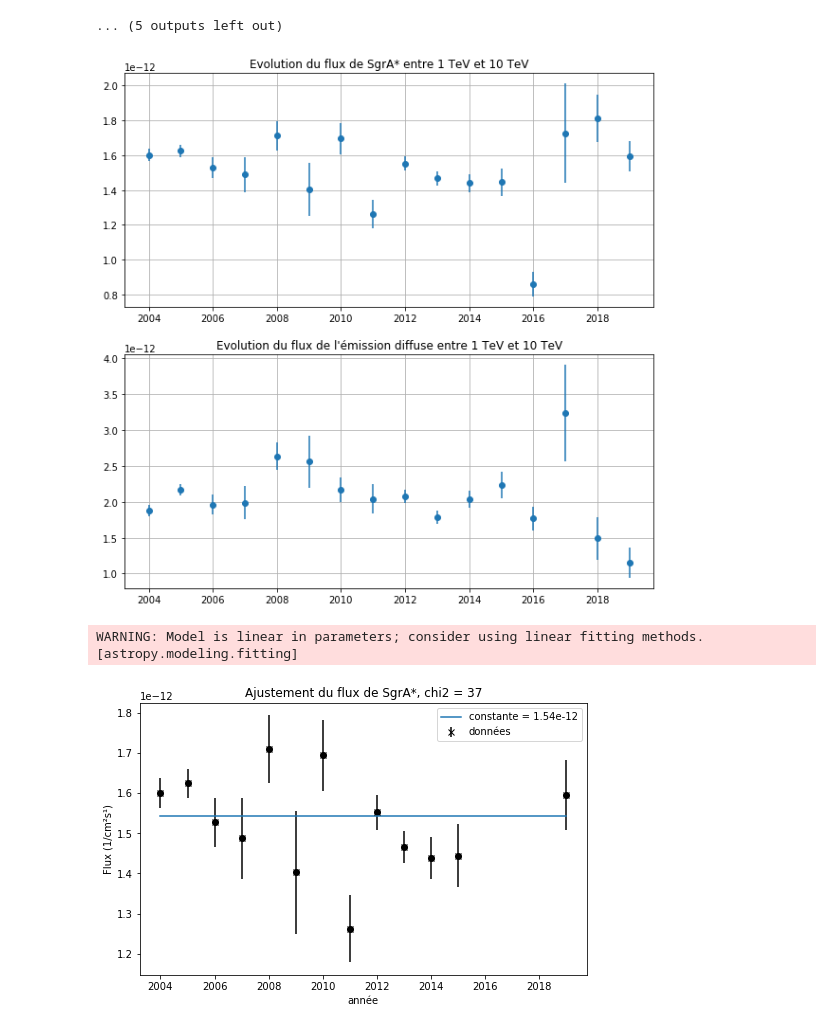
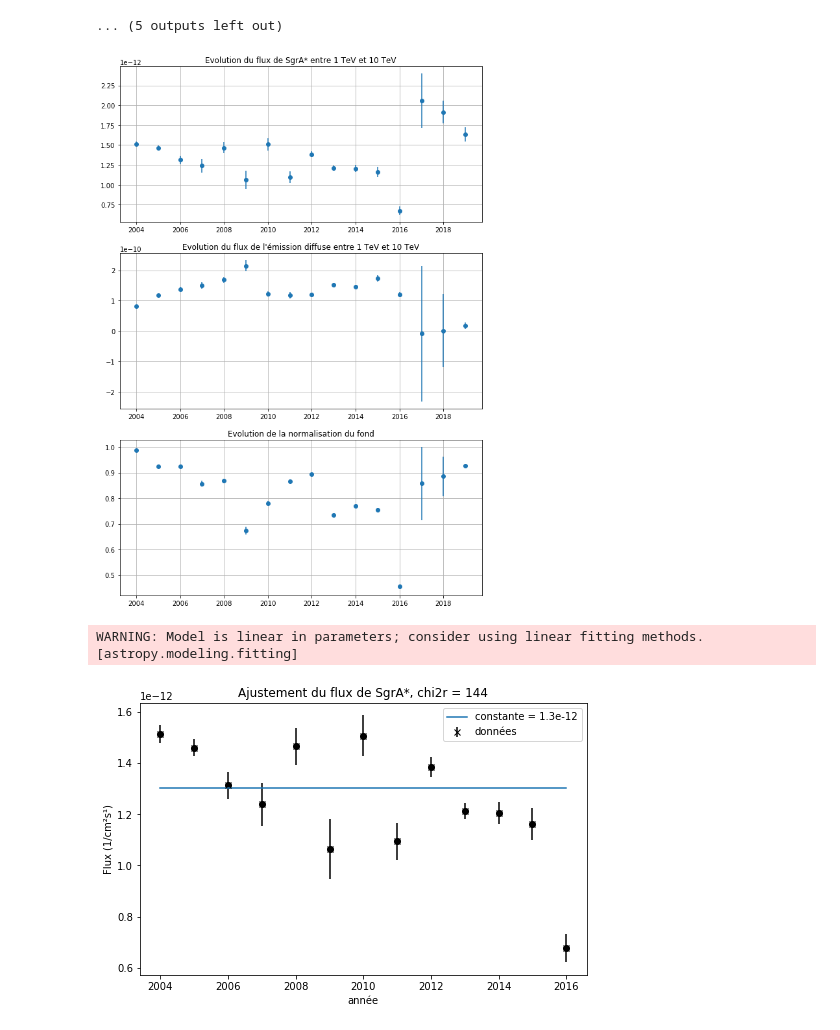
Before and after one commit to SamZouari/hess, a Jupyter notebook: notebooks0.15/evolutionGC_withDE.ipynb, the cells around one changed output. Saved outputs shown, nothing was run; the diff lists cells and outputs as text; code cells hidden in the pictures.

```diff
--- a/notebooks0.15/evolutionGC_withDE.ipynb
+++ b/notebooks0.15/evolutionGC_withDE.ipynb
@@ -191,0 +252,2 @@ Diffuse map has negative values. Check and fix this!
+# %%
+fit_mask = Map.from_geom(geom, data=fit_mask)
@@ -192,13 +261,20 @@ Diffuse map has negative values. Check and fix this!
 # %%
 for year in range(2004,2020):
-    mapdataset_dict[year].models =  model.copy() + model_diff.copy()
+    mapdataset_dict[year].fit_mask = fit_mask
 # %%
 %%time
 
+for year in range(2004,2020):
+    mapdataset_dict[year].models =  model.copy() + model_diff.copy()
+
 results_per_year = dict()
+results = []
+fits = []
 
 for year in range(2004,2020):
     fit = Fit([mapdataset_dict[year]])
     result = fit.run()
+    fits.append(fit)
+    results.append(result)
     results_per_year[year] = result.parameters.to_table()
 # %% [output]
@@ -225,3 +294,6 @@ Table length=12
+# %%
+for year in range(2004,2020):
+    mapdataset_dict[year].models.write("../../hess_results/seventh_try/models/model"+ str(year), overwrite=True)
 # %%
 # truc étrange
 
@@ -310,43 +381,55 @@ ampsGC = []
 amp_errsGC = []
 ampsdiff = []
 amp_errsdiff = []
+norms = []
+norms_err = []
+
 
 for year in range(2004,2020):
     dif , GC, amp, amp_err, ampdiff, amp_errdiff = CalculateFluxFromModels(year, emin, emax)
+
     resGC.append(GC.value)
     resdiff.append(dif.value)
     ampsGC.append(amp)
     amp_errsGC.append(amp_err)
     ampsdiff.append(ampdiff)
     amp_errsdiff.append(amp_errdiff)
 
-plt.figure(figsize=(10,10))
+    norms.append(results_per_year[year][9]['value'])
+    norms_err.append(results_per_year[year][9]['error'])
 
+plt.figure(figsize=(10,15))
 
 resGC = np.asarray(resGC)
 amps = np.asarray(amps)
 amp_errs = np.asarray(amp_errs)
 resdiff = np.asarray(resdiff)
 ampsdiff = np.asarray(ampsdiff)
 amp_errsdiff = np.asarray(amp_errsdiff)
 
 yerr = (resGC/amps)*amp_errs
 yerrdiff = (resdiff/ampsdiff)*amp_errsdiff
 
 
-ax1 = plt.subplot(2,1,1)
+ax1 = plt.subplot(3,1,1)
 
 plt.errorbar(range(2004,2020) , resGC, yerr=yerr, fmt='o')# ax=ax1)
 plt.title("Evolution du flux de SgrA* entre 1 TeV et 10 TeV")
 plt.grid()
 
-ax2 = plt.subplot(2,1,2)
+ax2 = plt.subplot(3,1,2)
 plt.errorbar(range(2004,2020) , resdiff, yerr=yerrdiff, fmt='o')
 plt.title("Evolution du flux de l'émission diffuse entre 1 TeV et 10 TeV")
 plt.grid()
 
-#plt.savefig("../../hess_results/GCDEflux_evolution_indexfixe_normfixe05_10.pdf")
+
+ax3 = plt.subplot(3,1,3)
+plt.errorbar(range(2004,2020) , norms, yerr=norms_err, fmt='o')# ax=ax1)
+plt.title("Evolution de la normalisation du fond")
+plt.grid()
+
+plt.savefig("../../hess_results/seventh_try/GCDEflux_evolution_normfixe_indexfixe_seuil.pdf")
 # %% [output]
-[figure, old version]
+[figure, new version]
 # %%
 import scipy.stats as stats
@@ -365,16 +450,14 @@ def chisqr(obs, exp, error):
     return chisqr
 # %%
 # fit grâce à astropy
-
-from astropy.modeling import models, fitting
 
 x = range(2004,2020)
 y = resGC
 y_uncs = yerr
 
-x = np.delete(x, [12,13,14])
-y = np.delete(y, [12,13,14])
-y_uncs = np.delete(y_uncs, [12,13,14])
+x = np.delete(x, [13,14,15])
+y = np.delete(y, [13,14,15])
+y_uncs = np.delete(y_uncs, [13,14,15])
 
 
 # Fit the data using a box model.
@@ -392,11 +475,11 @@ plt.plot(x, t(x), label='constante = ' + str(round(t(2004), 14)) )
 plt.xlabel('année')
 plt.ylabel('Flux (1/cm²s¹)')
 plt.legend(loc=1)
-plt.title("Ajustement du flux de SgrA*, chi2 = 37")
-plt.savefig("../../hess_results/fit_flux_SgrAstar.pdf")
+plt.title("Ajustement du flux de SgrA*, chi2r = 144")
+plt.savefig("../../hess_results/seventh_try/2004_2016/fit_flux_SgrAstar_04_16.pdf")
 # %% [output]
 WARNING: Model is linear in parameters; consider using linear fitting methods. [astropy.modeling.fitting]
-[figure, old version]
+[figure, new version]
 # %%
 # évaluation du chi2 par rapport à la valeur ajustée
 
```
Also changed, not shown: parts of 22 cells of this notebook, 1 other file.
